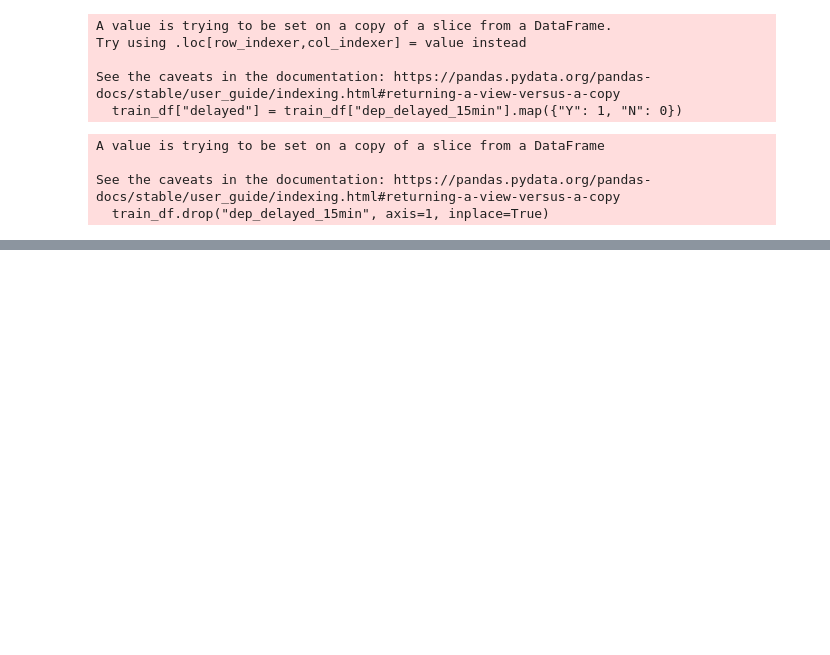
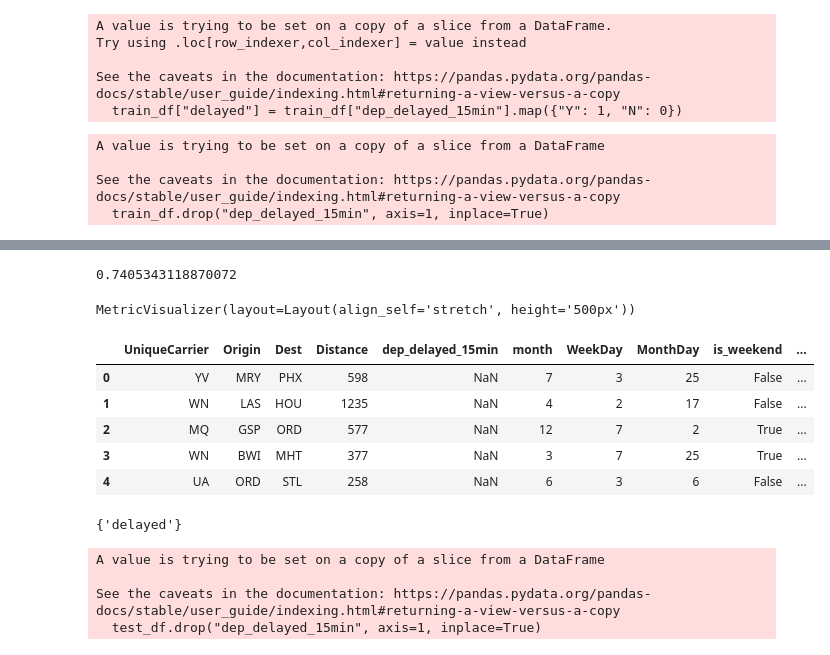
Before and after one commit to msnkr/kaggle_comps, a Jupyter notebook: Flight delays/Untitled.ipynb, the cells around one changed output, grey strips where cells are left out. Drawn from its saved outputs; the diff is of its cells as text; code cells hidden in the pictures; blank space fills up the shorter version.

```diff
--- a/Flight delays/Untitled.ipynb
+++ b/Flight delays/Untitled.ipynb
@@ -87,0 +178,4 @@ CatBoostError: Bad value for num_feature[non_default_doc_idx=0,feature_idx=8]="s
+# %%
+study.best_value
+# %% [output]
+0.7405343118870072
@@ -87,0 +184,24 @@ CatBoostError: Bad value for num_feature[non_default_doc_idx=0,feature_idx=8]="s
+# %%
+clf.fit(X_train, y_train, verbose=False, plot=True);
+# %% [output]
+MetricVisualizer(layout=Layout(align_self='stretch', height='500px'))
+# %%
+test_df.head()
+# %% [output]
+|  | UniqueCarrier | Origin | Dest | Distance | dep_delayed_15min | month | WeekDay | MonthDay | is_weekend | ... |
+| 0 | YV | MRY | PHX | 598 | NaN | 7 | 3 | 25 | False | ... |
+| 1 | WN | LAS | HOU | 1235 | NaN | 4 | 2 | 17 | False | ... |
+| 2 | MQ | GSP | ORD | 577 | NaN | 12 | 7 | 2 | True | ... |
+| 3 | WN | BWI | MHT | 377 | NaN | 3 | 7 | 25 | True | ... |
+| 4 | UA | ORD | STL | 258 | NaN | 6 | 3 | 6 | False | ... |
+# %%
+set(train_df) - set(test_df)
+# %% [output]
+{'delayed'}
+# %%
+test_df.drop("dep_delayed_15min", axis=1, inplace=True)
+# %% [output]
+A value is trying to be set on a copy of a slice from a DataFrame
+
+See the caveats in the documentation: https://pandas.pydata.org/pandas-docs/stable/user_guide/indexing.html#returning-a-view-versus-a-copy
+  test_df.drop("dep_delayed_15min", axis=1, inplace=True)
```
Also changed, not shown: parts of 23 cells of this notebook, 5 other files.
